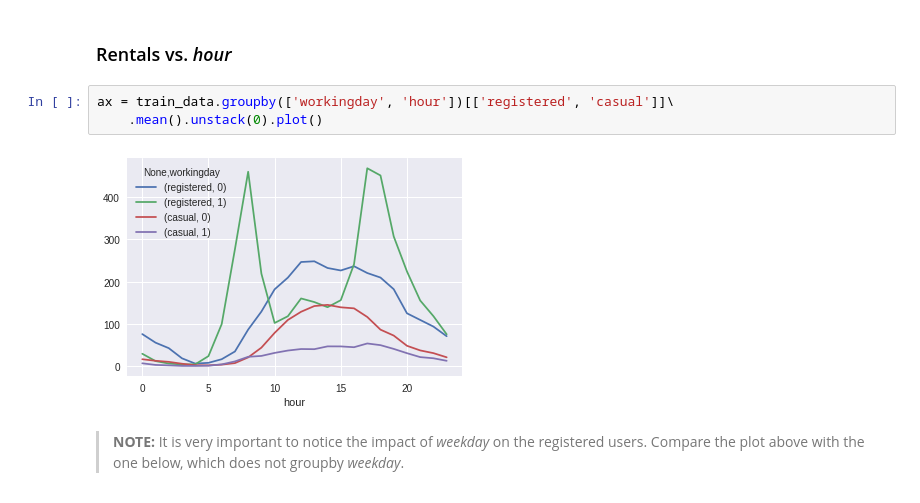
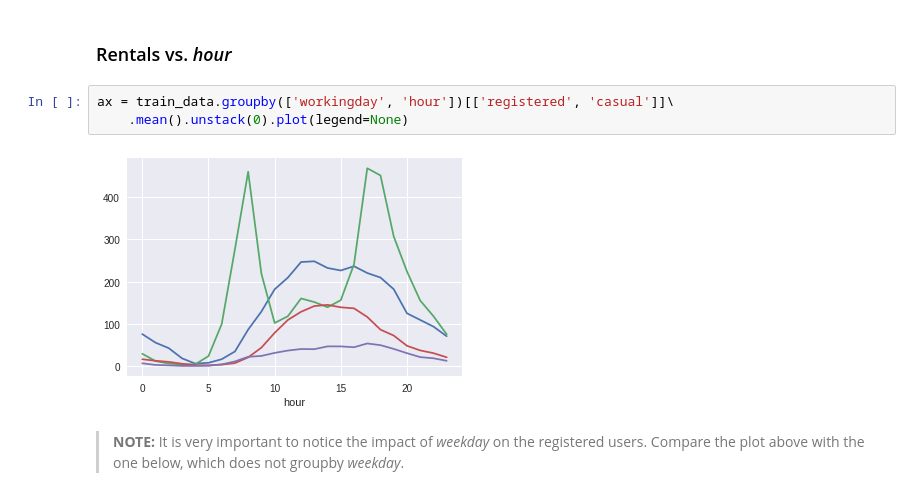
Before and after one commit to amitrappel/kaggle-bike-sharing-demand, a Jupyter notebook: Bike sharing - project walk-through.ipynb, the cells around one changed output. Cells and saved outputs as stored; diff of their text form.

```diff
--- a/Bike sharing - project walk-through.ipynb
+++ b/Bike sharing - project walk-through.ipynb
@@ -350,9 +345,9 @@ train_data.drop('holiday', axis=1, inplace=True)
 ### Rentals vs. *hour*
 # %%
 ax = train_data.groupby(['workingday', 'hour'])[['registered', 'casual']]\
-    .mean().unstack(0).plot()
+    .mean().unstack(0).plot(legend=None)
 # %% [output]
-[figure, old version]
+[figure, new version]
 # %% [markdown]
 > **NOTE:** It is very important to notice the impact of *weekday* on the registered users. Compare the plot above with the one below, which does not groupby *weekday*.
 # %%
```
Also changed, not shown: parts of 5 cells of this notebook.
